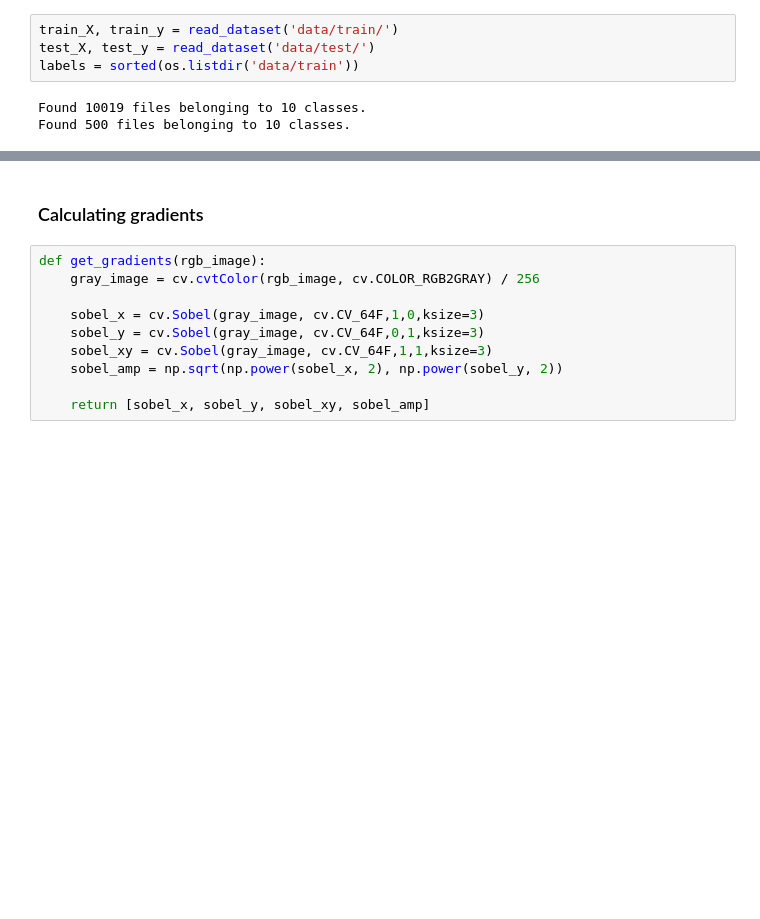
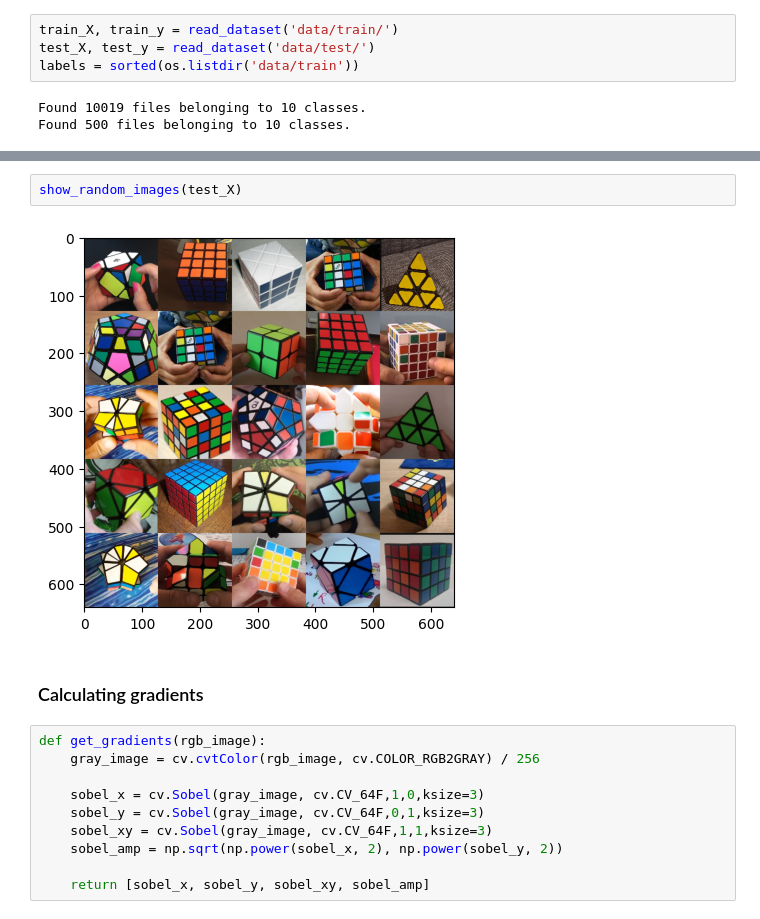
Before and after one commit to klima7/Cubes-Classifier, a Jupyter notebook: classifier.ipynb, the cells around one changed output, grey strips where cells are left out. Drawn from its saved outputs; the diff is of its cells as text; blank space fills up the shorter version.

```diff
--- a/classifier.ipynb
+++ b/classifier.ipynb
@@ -37,3 +51,7 @@ Found 500 files belonging to 10 classes.
+# %%
+show_random_images(test_X)
+# %% [output]
+[figure, added]
 # %% [markdown]
 ### Calculating gradients
 # %%
```
Also changed, not shown: parts of 9 cells of this notebook.
